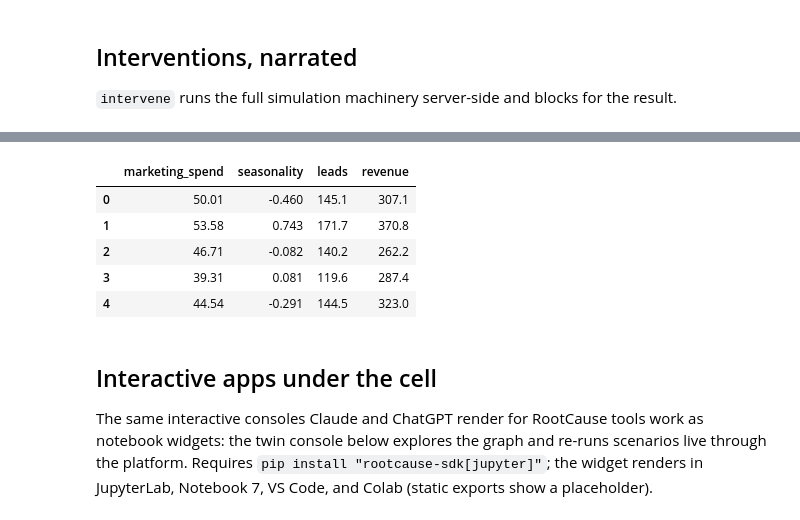
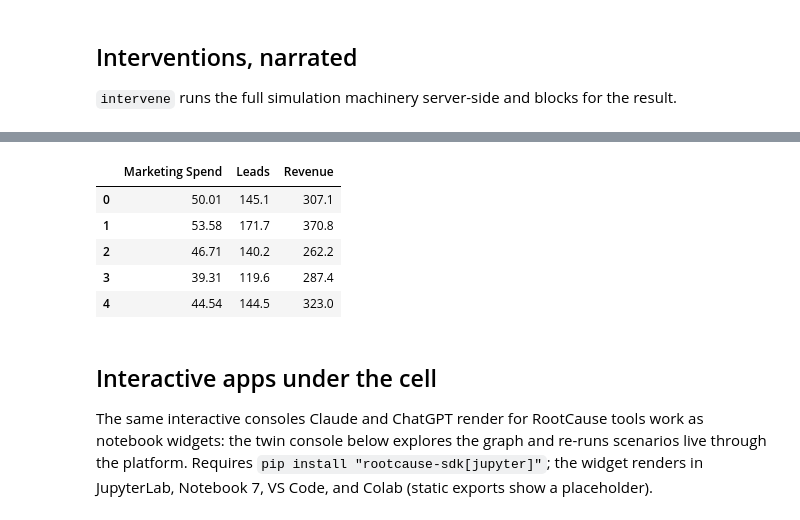
Before and after one commit to Perceptura/rootcause-python, a Jupyter notebook: examples/quickstart.ipynb, the cells around one changed output, grey strips where cells are left out. Cells and saved outputs as stored; diff of their text form; code cells hidden in the pictures.

Commit message:
Anchor SQL: Ontology.sql() replaces the structured query API

```diff
--- a/examples/quickstart.ipynb
+++ b/examples/quickstart.ipynb
@@ -164,12 +171,12 @@ onto.concepts
 # %%
-onto.query(select=["Revenue", "Leads"], limit=5).to_frame(max_rows=5)
+onto.sql('SELECT "Marketing Spend", "Leads", "Revenue" FROM source:"sdk-ab1ea6651290"').to_frame(max_rows=5)
 # %% [output]
-|  | marketing_spend | seasonality | leads | revenue |
-| 0 | 50.01 | -0.460 | 145.1 | 307.1 |
-| 1 | 53.58 | 0.743 | 171.7 | 370.8 |
-| 2 | 46.71 | -0.082 | 140.2 | 262.2 |
-| 3 | 39.31 | 0.081 | 119.6 | 287.4 |
-| 4 | 44.54 | -0.291 | 144.5 | 323.0 |
+|  | Marketing Spend | Leads | Revenue |
+| 0 | 50.01 | 145.1 | 307.1 |
+| 1 | 53.58 | 171.7 | 370.8 |
+| 2 | 46.71 | 140.2 | 262.2 |
+| 3 | 39.31 | 119.6 | 287.4 |
+| 4 | 44.54 | 144.5 | 323.0 |
 # %% [markdown]
 ## Interactive apps under the cell
 
```
Also changed, not shown: parts of 5 cells of this notebook, 8 other files.
